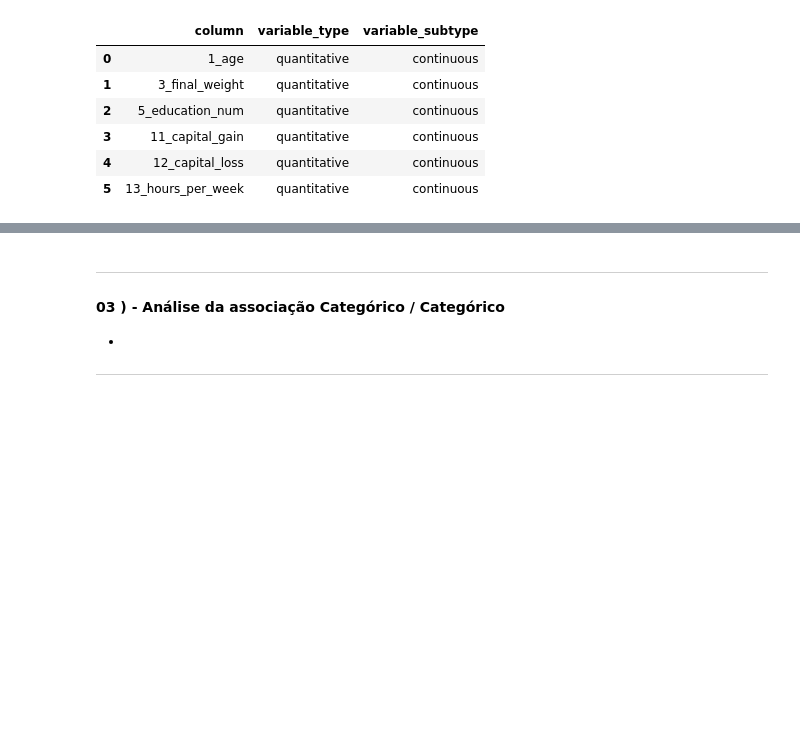
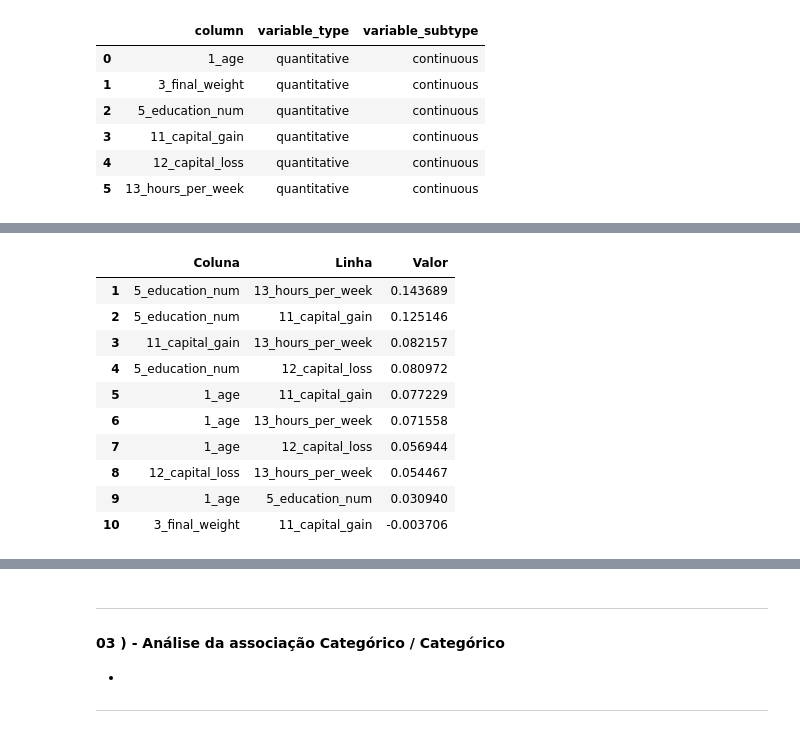
Before and after one commit to OfAndreS/Relatio, a Jupyter notebook: data/raw/D07/D07.ipynb, the cells around one changed output, grey strips where cells are left out. Saved outputs shown, nothing was run; the diff lists cells and outputs as text; code cells hidden in the pictures; blank space fills up the shorter version.

```diff
--- a/data/raw/D07/D07.ipynb
+++ b/data/raw/D07/D07.ipynb
@@ -98,6 +98,25 @@ df_d07_num_pearson
 | 11_capital_gain | 0.077229 | -0.003706 | 0.125146 | 1.000000 | -0.031441 | 0.082157 |
 | 12_capital_loss | 0.056944 | -0.004366 | 0.080972 | -0.031441 | 1.000000 | 0.054467 |
 | 13_hours_per_week | 0.071558 | -0.013519 | 0.143689 | 0.082157 | 0.054467 | 1.000000 |
+# %%
+top_10_d07_num_pearson = (
+    df_d07_num_pearson.unstack().reset_index(name='Valor').set_axis(['Coluna', 'Linha', 'Valor'], axis=1).drop_duplicates(subset=['Valor']).query('Valor != 1').nlargest(10, 'Valor')
+)
+
+top_10_d07_num_pearson.index = range(1, 11)
+top_10_d07_num_pearson
+# %% [output]
+|  | Coluna | Linha | Valor |
+| 1 | 5_education_num | 13_hours_per_week | 0.143689 |
+| 2 | 5_education_num | 11_capital_gain | 0.125146 |
+| 3 | 11_capital_gain | 13_hours_per_week | 0.082157 |
+| 4 | 5_education_num | 12_capital_loss | 0.080972 |
+| 5 | 1_age | 11_capital_gain | 0.077229 |
+| 6 | 1_age | 13_hours_per_week | 0.071558 |
+| 7 | 1_age | 12_capital_loss | 0.056944 |
+| 8 | 12_capital_loss | 13_hours_per_week | 0.054467 |
+| 9 | 1_age | 5_education_num | 0.030940 |
+| 10 | 3_final_weight | 11_capital_gain | -0.003706 |
 # %%
 df_d07_num_spearman = df_d07_clean[df_d07_num['column'].values.tolist()].corr(method='spearman')
 df_d07_num_spearman
```
Also changed, not shown: parts of 3 cells of this notebook.
